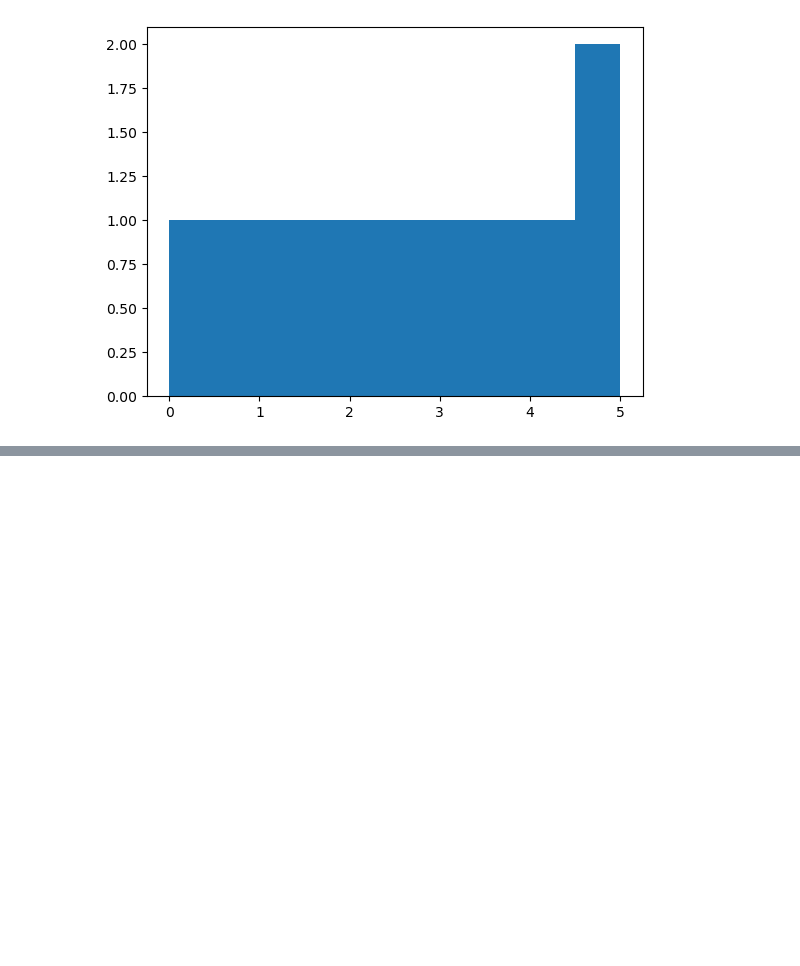
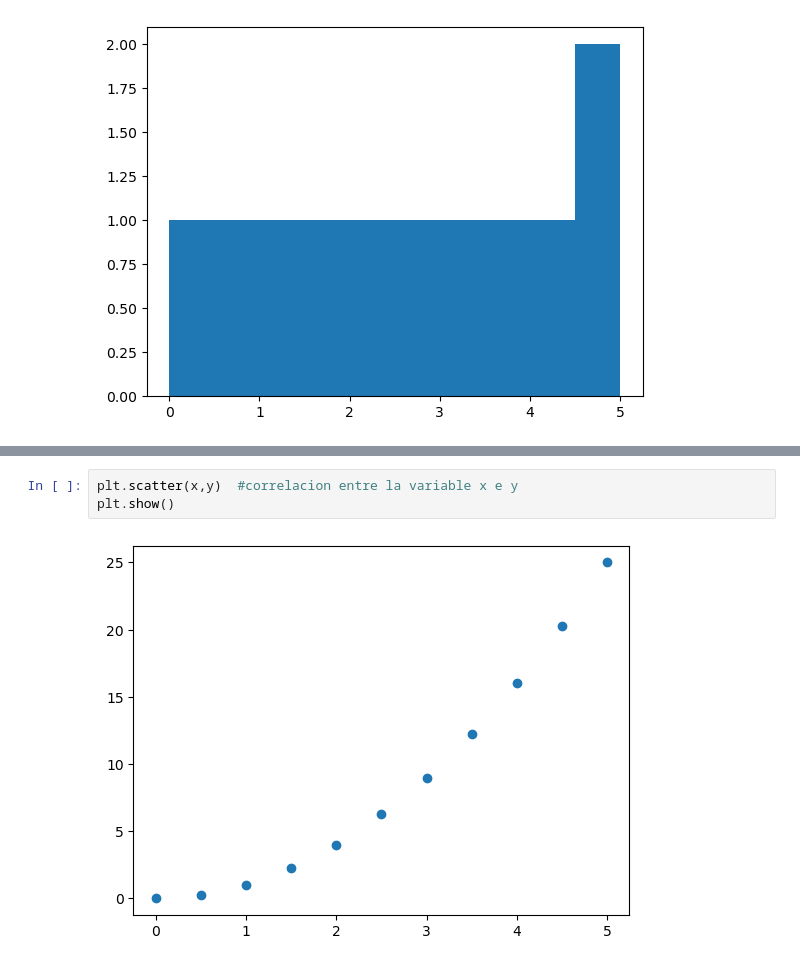
Before and after one commit to data4if/project_one, a Jupyter notebook: one/one.ipynb, the cells around one changed output, grey strips where cells are left out. Cells and saved outputs as stored; diff of their text form; blank space fills up the shorter version.

```diff
--- a/one/one.ipynb
+++ b/one/one.ipynb
@@ -22,0 +30,5 @@ plt.show()
+# %%
+plt.scatter(x,y)  #correlacion entre la variable x e y
+plt.show()
+# %% [output]
+[figure, added]
```
Also changed, not shown: parts of 3 cells of this notebook.
